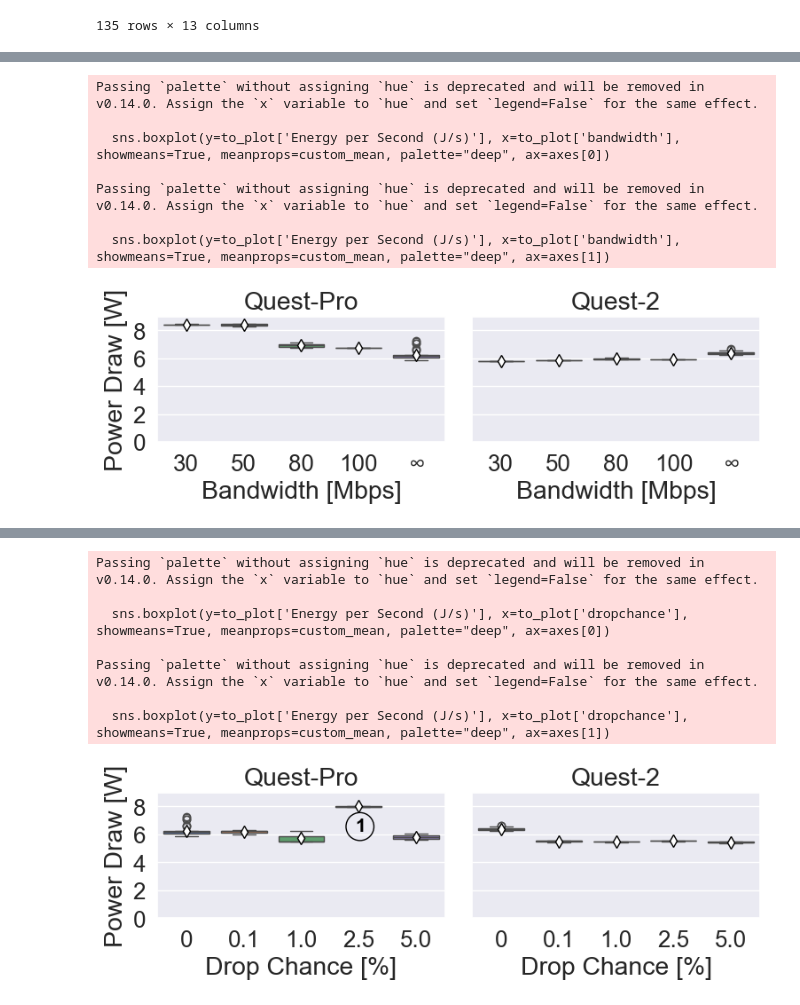
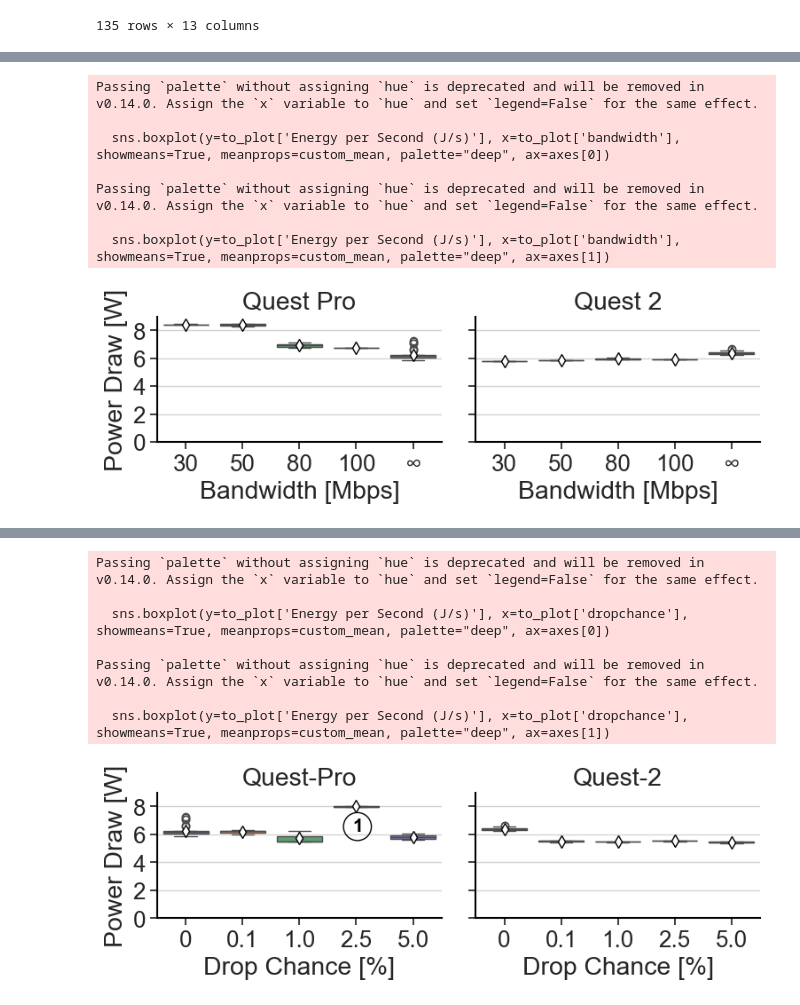
Before and after one commit to Raiduy/librnr-experiments, a Jupyter notebook: new_bm.ipynb, the cells around one changed output, grey strips where cells are left out. Drawn from its saved outputs; the diff is of its cells as text; code cells hidden in the pictures.

Commit message:
energy graphs updated

```diff
--- a/new_bm.ipynb
+++ b/new_bm.ipynb
@@ -139,10 +139,21 @@ df
 135 rows × 13 columns
 # %%
 plt.rcParams['font.family'] = 'Arial'
-custom_params = {"axes.spines.right": False, "axes.spines.top": False, "axes.grid": True, "axes.linewidth": 2.0}
-sns.set_theme(style="whitegrid", rc=custom_params)
-sns.set_palette("deep")
-sns.set(font_scale=1.7)
+custom_params = {"axes.spines.right": False,
+                 "axes.spines.top": False,
+                 "axes.spines.left": True,
+                 "axes.spines.bottom": True,
+                 "xtick.bottom": True,
+                 "ytick.left": True,
+                 "axes.edgecolor": "black",
+                 "axes.grid": True,
+                 "axes.linewidth": 1.5,
+                 "axes.facecolor": "white",
+                 "grid.color": "lightgray"}
+
+# sns.set_theme(style="whitegrid", rc=custom_params)
+# sns.set_palette("deep")
+# sns.set(font_scale=1.7)
 
 custom_mean = {"marker":"d",
                 "markerfacecolor":"white",
@@ -177,5 +188,6 @@ plt.show()
 # %%
 fig, axes = plt.subplots(figsize=(8, 3), ncols=2, sharey=True)
+sns.set_theme(style="whitegrid", rc=custom_params, font_scale=1.7)
 
 to_plot = df[(df['altered_bandwidth'] == True) & (df['is_record'] == False) & (df['device'] == 'Quest-Pro')]
 
@@ -186,36 +198,36 @@ labels[4] = '∞'
 axes[0].set_xticklabels(labels)
 axes[0].set_ylim(0, 9)
 axes[0].set_yticks([0, 2, 4, 6, 8])
 axes[0].set_xlabel('Bandwidth [Mbps]')
 axes[0].set_ylabel('Power Draw [W]')
-axes[0].set_title('Quest-Pro')
+axes[0].set_title('Quest Pro')
 
 
 to_plot = df[(df['altered_bandwidth'] == True) & (df['is_record'] == False) & (df['device'] == 'Quest-2')]
 
 sns.boxplot(y=to_plot['Energy per Second (J/s)'], x=to_plot['bandwidth'], showmeans=True, meanprops=custom_mean, palette="deep", ax=axes[1])
 
 labels = [item.get_text() for item in axes[1].get_xticklabels()]
 labels[4] = '∞'
 axes[1].set_xticklabels(labels)
 axes[1].set_ylim(0, 9)
 axes[1].set_yticks([0, 2, 4, 6, 8])
 axes[1].set_xlabel('Bandwidth [Mbps]')
 axes[1].set_ylabel('Power Draw [W]')
-axes[1].set_title('Quest-2')
+axes[1].set_title('Quest 2')
 
 plt.tight_layout()
 plt.savefig('./figures/energy/watts_vs_bandwidth.pdf', dpi=300, format='pdf')
 plt.show()
 # %% [output]
 Passing `palette` without assigning `hue` is deprecated and will be removed in v0.14.0. Assign the `x` variable to `hue` and set `legend=False` for the same effect.
 
   sns.boxplot(y=to_plot['Energy per Second (J/s)'], x=to_plot['bandwidth'], showmeans=True, meanprops=custom_mean, palette="deep", ax=axes[0])
 
 Passing `palette` without assigning `hue` is deprecated and will be removed in v0.14.0. Assign the `x` variable to `hue` and set `legend=False` for the same effect.
 
   sns.boxplot(y=to_plot['Energy per Second (J/s)'], x=to_plot['bandwidth'], showmeans=True, meanprops=custom_mean, palette="deep", ax=axes[1])
-[figure, old version]
+[figure, new version]
 # %%
 to_plot = df[(df['altered_bandwidth'] == True) & (df['is_record'] == False) & (df['device'] == 'Quest-Pro')]
 to_plot
@@ -281,4 +293,4 @@ Passing `palette` without assigning `hue` is deprecated and will be removed in v
 Passing `palette` without assigning `hue` is deprecated and will be removed in v0.14.0. Assign the `x` variable to `hue` and set `legend=False` for the same effect.
 
   sns.boxplot(y=to_plot['Energy per Second (J/s)'], x=to_plot['dropchance'], showmeans=True, meanprops=custom_mean, palette="deep", ax=axes[1])
-[figure, old version]
+[figure, new version]
```
Also changed, not shown: parts of 2 cells of this notebook, 2 other files.
